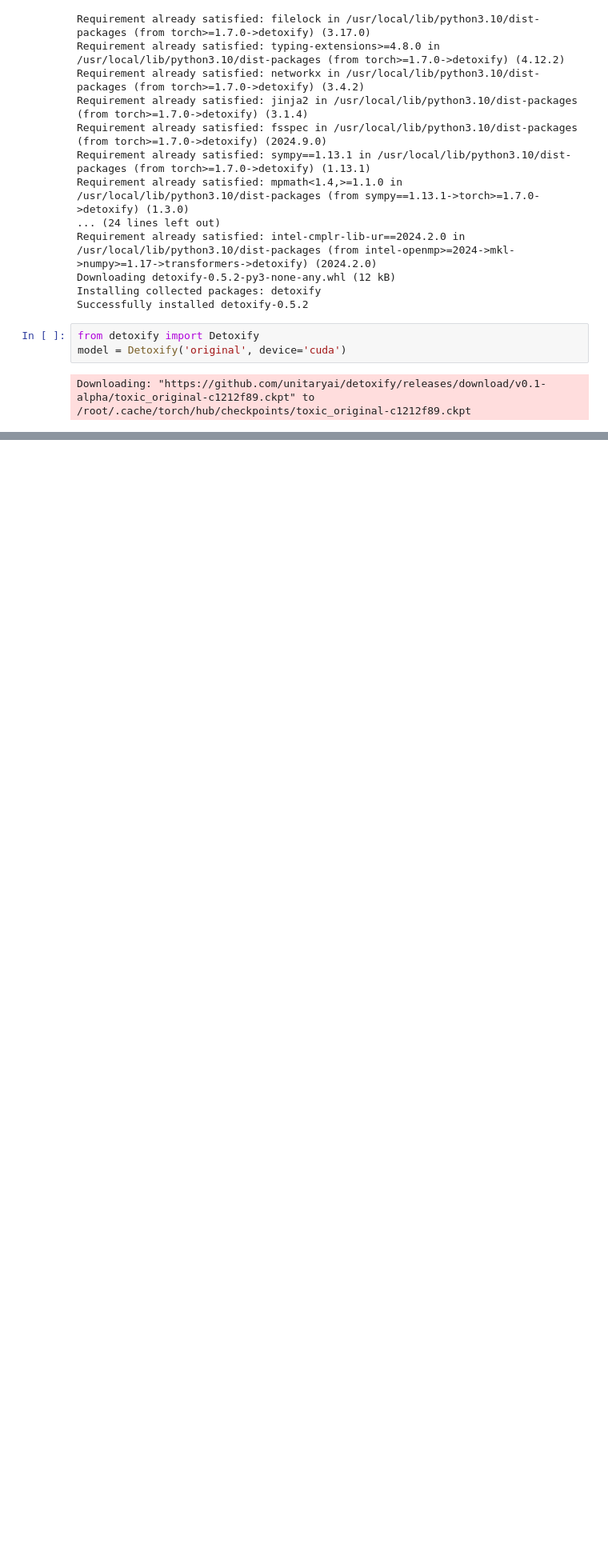
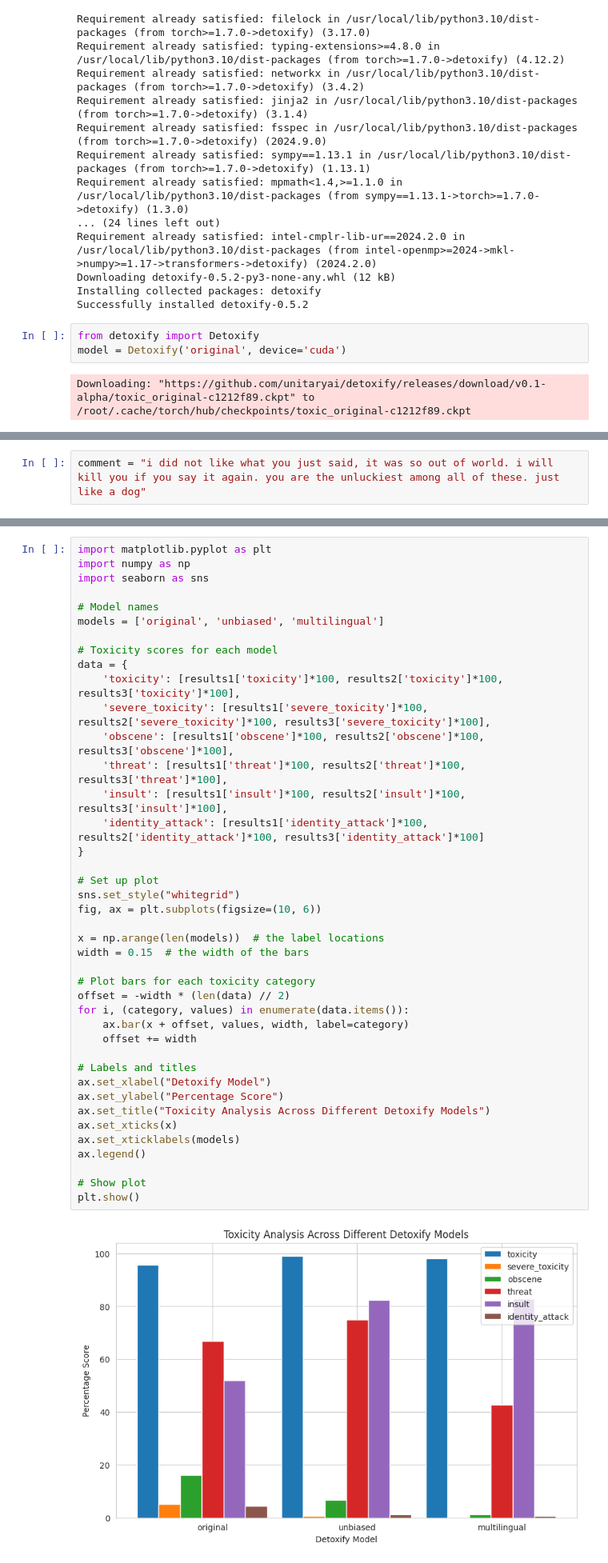
Before and after one commit to AmshuBelbase/FilterX, a Jupyter notebook: insta-comment-analysis.ipynb, the cells around one changed output, grey strips where cells are left out. Shown at 80% size. Saved outputs shown, nothing was run; the diff lists cells and outputs as text; blank space fills up the shorter version.

Commit message:
visualization

```diff
--- a/insta-comment-analysis.ipynb
+++ b/insta-comment-analysis.ipynb
@@ -28,3 +26,5 @@ comment = "madarchod teri ma ko itna marunga na, gaand k under esa ek rod dalung
+# %%
+comment = "i did not like what you just said, it was so out of world. i will kill you if you say it again. you are the unluckiest among all of these. just like a dog"
 # %%
 text = comment
 
@@ -51,0 +43,43 @@ toxicity:  0.4745827987790108 severe_toxicity:  0.25867733638733625 obscene:  2.
+# %%
+import matplotlib.pyplot as plt
+import numpy as np
+import seaborn as sns
+
+# Model names
+models = ['original', 'unbiased', 'multilingual']
+
+# Toxicity scores for each model
+data = {
+    'toxicity': [results1['toxicity']*100, results2['toxicity']*100, results3['toxicity']*100],
+    'severe_toxicity': [results1['severe_toxicity']*100, results2['severe_toxicity']*100, results3['severe_toxicity']*100],
+    'obscene': [results1['obscene']*100, results2['obscene']*100, results3['obscene']*100],
+    'threat': [results1['threat']*100, results2['threat']*100, results3['threat']*100],
+    'insult': [results1['insult']*100, results2['insult']*100, results3['insult']*100],
+    'identity_attack': [results1['identity_attack']*100, results2['identity_attack']*100, results3['identity_attack']*100]
+}
+
+# Set up plot
+sns.set_style("whitegrid")
+fig, ax = plt.subplots(figsize=(10, 6))
+
+x = np.arange(len(models))  # the label locations
+width = 0.15  # the width of the bars
+
+# Plot bars for each toxicity category
+offset = -width * (len(data) // 2)
+for i, (category, values) in enumerate(data.items()):
+    ax.bar(x + offset, values, width, label=category)
+    offset += width
+
+# Labels and titles
+ax.set_xlabel("Detoxify Model")
+ax.set_ylabel("Percentage Score")
+ax.set_title("Toxicity Analysis Across Different Detoxify Models")
+ax.set_xticks(x)
+ax.set_xticklabels(models)
+ax.legend()
+
+# Show plot
+plt.show()
+# %% [output]
+[figure, added]
```
Also changed, not shown: parts of 2 cells of this notebook, 1 other file.
